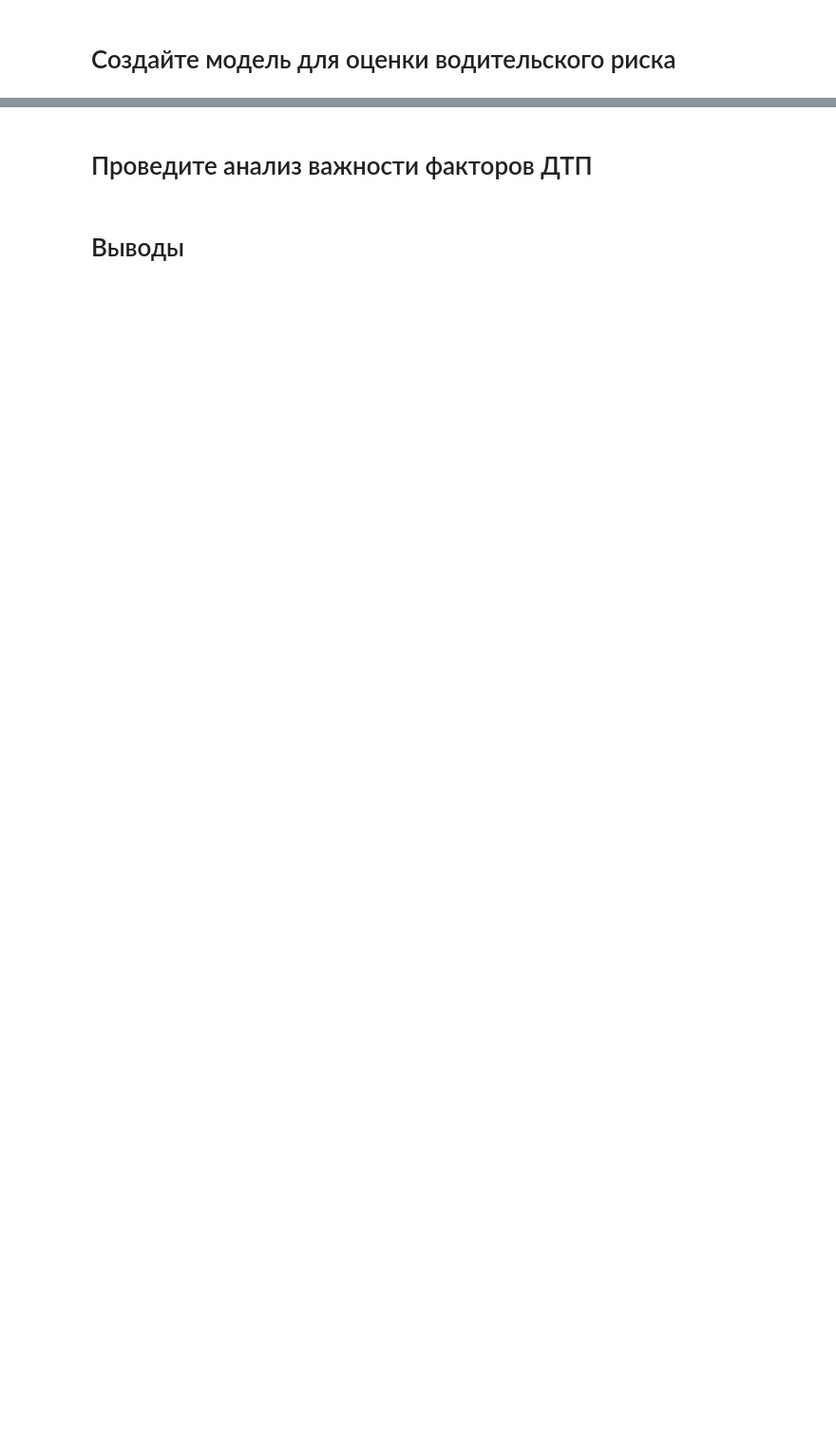
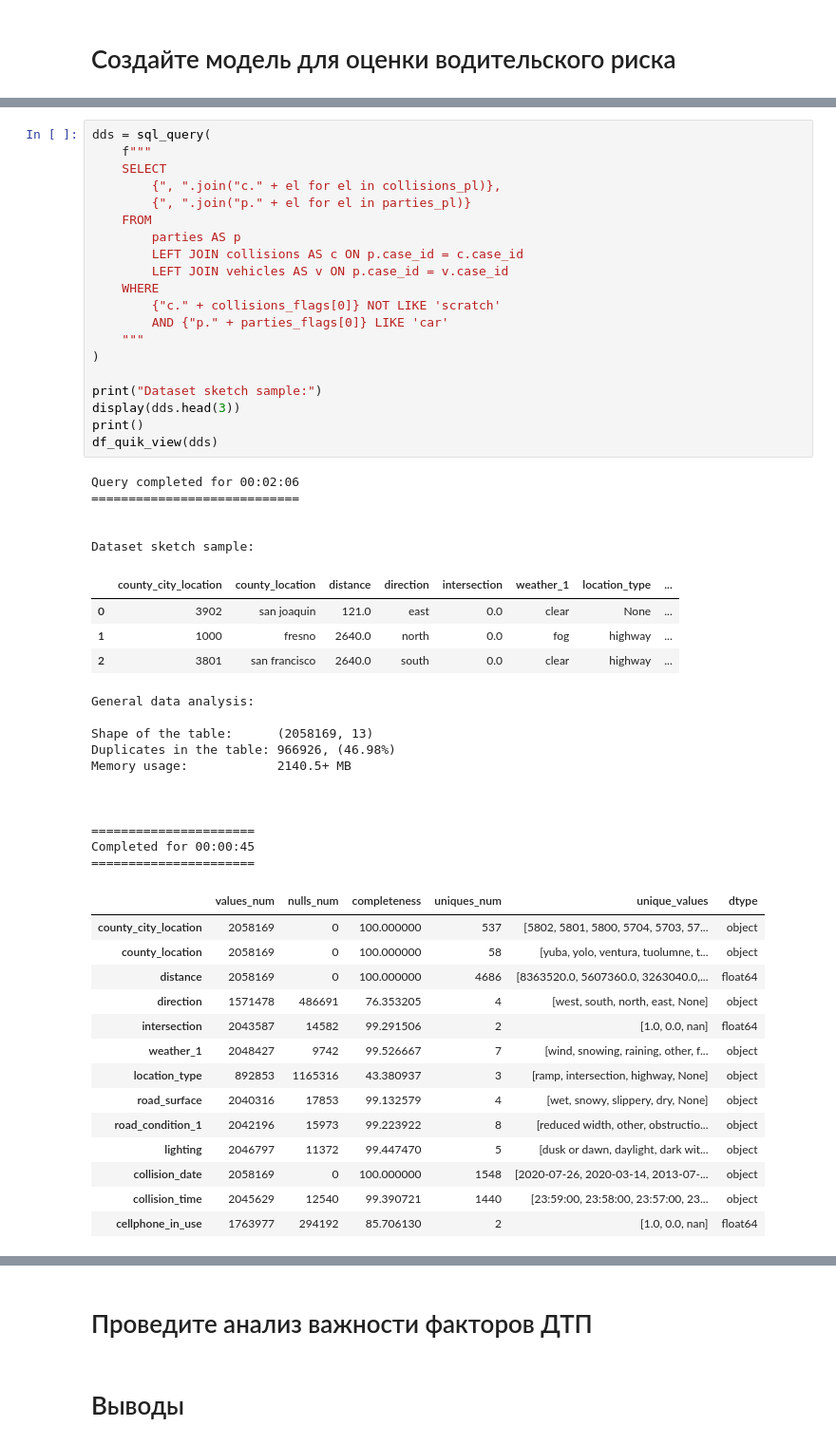
Before and after one commit to AdamCage/road-accident-risk-assessment, a Jupyter notebook: ssss.ipynb, the cells around one changed output, grey strips where cells are left out. Shown at 95% size. Saved outputs shown, nothing was run; the diff lists cells and outputs as text; blank space fills up the shorter version.

```diff
--- a/ssss.ipynb
+++ b/ssss.ipynb
@@ -785,0 +925,55 @@ Visualization of categorical data
+# %%
+dds = sql_query(
+    f"""
+    SELECT
+        {", ".join("c." + el for el in collisions_pl)},
+        {", ".join("p." + el for el in parties_pl)}
+    FROM
+        parties AS p
+        LEFT JOIN collisions AS c ON p.case_id = c.case_id
+        LEFT JOIN vehicles AS v ON p.case_id = v.case_id
+    WHERE
+        {"c." + collisions_flags[0]} NOT LIKE 'scratch'
+        AND {"p." + parties_flags[0]} LIKE 'car'
+    """
+)
+
+print("Dataset sketch sample:")
+display(dds.head(3))
+print()
+df_quik_view(dds)
+# %% [output]
+Query completed for 00:02:06
+============================
+
+
+Dataset sketch sample:
+|  | county_city_location | county_location | distance | direction | intersection | weather_1 | location_type | ... |
+| 0 | 3902 | san joaquin | 121.0 | east | 0.0 | clear | None | ... |
+| 1 | 1000 | fresno | 2640.0 | north | 0.0 | fog | highway | ... |
+| 2 | 3801 | san francisco | 2640.0 | south | 0.0 | clear | highway | ... |
+General data analysis:
+
+Shape of the table:      (2058169, 13)
+Duplicates in the table: 966926, (46.98%)
+Memory usage:            2140.5+ MB
+
+
+
+======================
+Completed for 00:00:45
+======================
+|  | values_num | nulls_num | completeness | uniques_num | unique_values | dtype |
+| county_city_location | 2058169 | 0 | 100.000000 | 537 | [5802, 5801, 5800, 5704, 5703, 57... | object |
+| county_location | 2058169 | 0 | 100.000000 | 58 | [yuba, yolo, ventura, tuolumne, t... | object |
+| distance | 2058169 | 0 | 100.000000 | 4686 | [8363520.0, 5607360.0, 3263040.0,... | float64 |
+| direction | 1571478 | 486691 | 76.353205 | 4 | [west, south, north, east, None] | object |
+| intersection | 2043587 | 14582 | 99.291506 | 2 | [1.0, 0.0, nan] | float64 |
+| weather_1 | 2048427 | 9742 | 99.526667 | 7 | [wind, snowing, raining, other, f... | object |
+| location_type | 892853 | 1165316 | 43.380937 | 3 | [ramp, intersection, highway, None] | object |
+| road_surface | 2040316 | 17853 | 99.132579 | 4 | [wet, snowy, slippery, dry, None] | object |
+| road_condition_1 | 2042196 | 15973 | 99.223922 | 8 | [reduced width, other, obstructio... | object |
+| lighting | 2046797 | 11372 | 99.447470 | 5 | [dusk or dawn, daylight, dark wit... | object |
+| collision_date | 2058169 | 0 | 100.000000 | 1548 | [2020-07-26, 2020-03-14, 2013-07-... | object |
+| collision_time | 2045629 | 12540 | 99.390721 | 1440 | [23:59:00, 23:58:00, 23:57:00, 23... | object |
+| cellphone_in_use | 1763977 | 294192 | 85.706130 | 2 | [1.0, 0.0, nan] | float64 |
```
Also changed, not shown: parts of 17 cells of this notebook.
